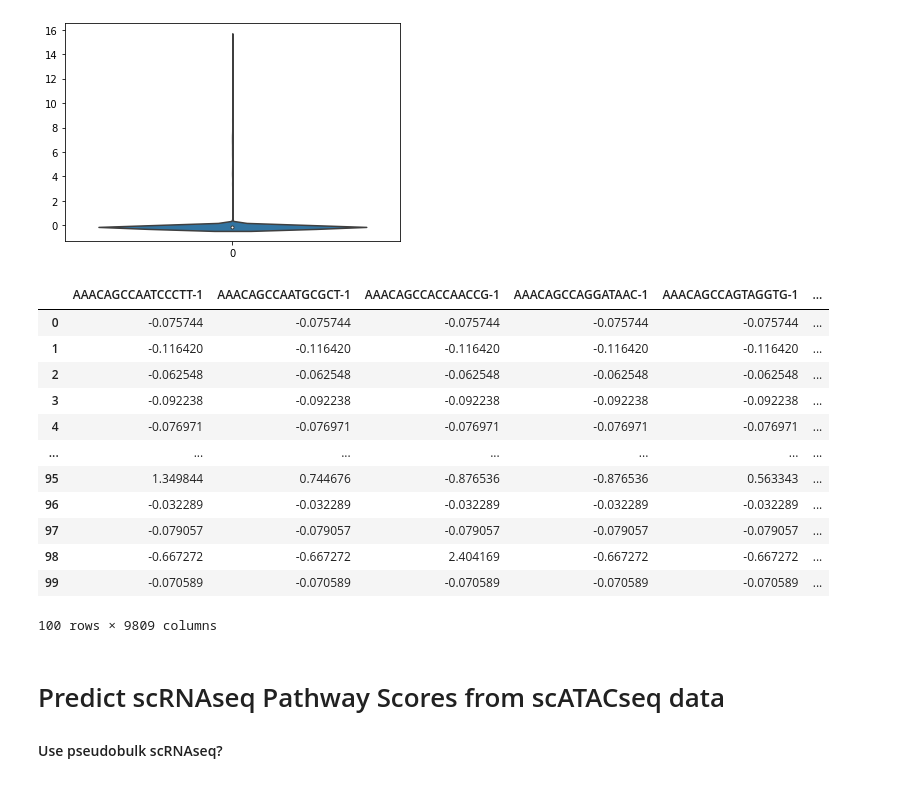
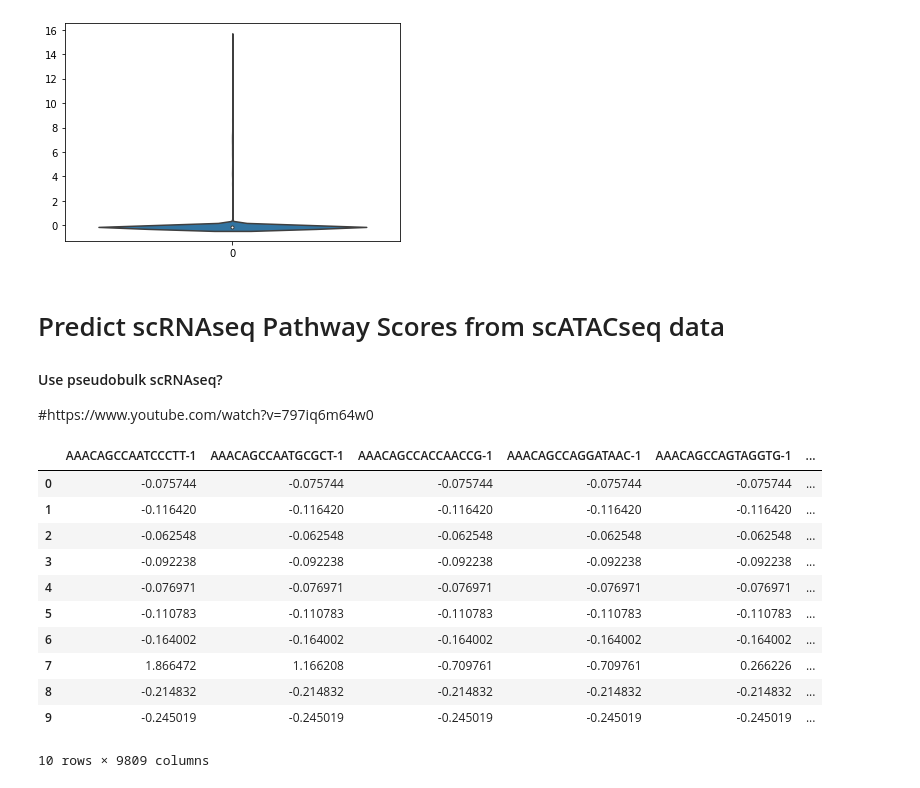
Before and after one commit to the-rich-piana/BioInfo-Notes, a Jupyter notebook: predict_cell_type.ipynb, the cells around one changed output. Saved outputs shown, nothing was run; the diff lists cells and outputs as text; code cells hidden in the pictures.

```diff
--- a/predict_cell_type.ipynb
+++ b/predict_cell_type.ipynb
@@ -92,35 +78,31 @@ sns.violinplot(data=df.loc[56], jitter=0.4)
 # %% [output]
 <AxesSubplot:>
 [figure]
-# %%
-df.head(100)
-#mapper = umap.UMAP().fit(df.values)
-#umap.plot.points(mapper)
-# %% [output]
-|  | AAACAGCCAATCCCTT-1 | AAACAGCCAATGCGCT-1 | AAACAGCCACCAACCG-1 | AAACAGCCAGGATAAC-1 | AAACAGCCAGTAGGTG-1 | ... |
-| 0 | -0.075744 | -0.075744 | -0.075744 | -0.075744 | -0.075744 | ... |
-| 1 | -0.116420 | -0.116420 | -0.116420 | -0.116420 | -0.116420 | ... |
-| 2 | -0.062548 | -0.062548 | -0.062548 | -0.062548 | -0.062548 | ... |
-| 3 | -0.092238 | -0.092238 | -0.092238 | -0.092238 | -0.092238 | ... |
-| 4 | -0.076971 | -0.076971 | -0.076971 | -0.076971 | -0.076971 | ... |
-| ... | ... | ... | ... | ... | ... | ... |
-| 95 | 1.349844 | 0.744676 | -0.876536 | -0.876536 | 0.563343 | ... |
-| 96 | -0.032289 | -0.032289 | -0.032289 | -0.032289 | -0.032289 | ... |
-| 97 | -0.079057 | -0.079057 | -0.079057 | -0.079057 | -0.079057 | ... |
-| 98 | -0.667272 | -0.667272 | 2.404169 | -0.667272 | -0.667272 | ... |
-| 99 | -0.070589 | -0.070589 | -0.070589 | -0.070589 | -0.070589 | ... |
-100 rows × 9809 columns
 # %% [markdown]
 <h1>Predict scRNAseq Pathway Scores from scATACseq data</h1>
 
 <h4>Use pseudobulk scRNAseq?</h4>
+#https://www.youtube.com/watch?v=797iq6m64w0
 # %%
 from sklearn.neural_network import MLPClassifier, MLPRegressor
 from sklearn.model_selection import train_test_split
 # %%
 sing = pd.read_csv('./data/sing_scores.tsv', sep='\t')
+atac_df = pd.read_csv("./data/atac_data/matrix_atac.tsv", sep='\t')
 
+atac_df
 atac = atac_df.iloc[:, 1:]
-#atac.describe()
-
-#Predict Sing B_Cell score using ATAC matrix
+atac.head(10)
+# %% [output]
+|  | AAACAGCCAATCCCTT-1 | AAACAGCCAATGCGCT-1 | AAACAGCCACCAACCG-1 | AAACAGCCAGGATAAC-1 | AAACAGCCAGTAGGTG-1 | ... |
+| 0 | -0.075744 | -0.075744 | -0.075744 | -0.075744 | -0.075744 | ... |
+| 1 | -0.116420 | -0.116420 | -0.116420 | -0.116420 | -0.116420 | ... |
+| 2 | -0.062548 | -0.062548 | -0.062548 | -0.062548 | -0.062548 | ... |
+| 3 | -0.092238 | -0.092238 | -0.092238 | -0.092238 | -0.092238 | ... |
+| 4 | -0.076971 | -0.076971 | -0.076971 | -0.076971 | -0.076971 | ... |
+| 5 | -0.110783 | -0.110783 | -0.110783 | -0.110783 | -0.110783 | ... |
+| 6 | -0.164002 | -0.164002 | -0.164002 | -0.164002 | -0.164002 | ... |
+| 7 | 1.866472 | 1.166208 | -0.709761 | -0.709761 | 0.266226 | ... |
+| 8 | -0.214832 | -0.214832 | -0.214832 | -0.214832 | -0.214832 | ... |
+| 9 | -0.245019 | -0.245019 | -0.245019 | -0.245019 | -0.245019 | ... |
+10 rows × 9809 columns
```
Also changed, not shown: parts of 20 cells of this notebook, 1 other file.
